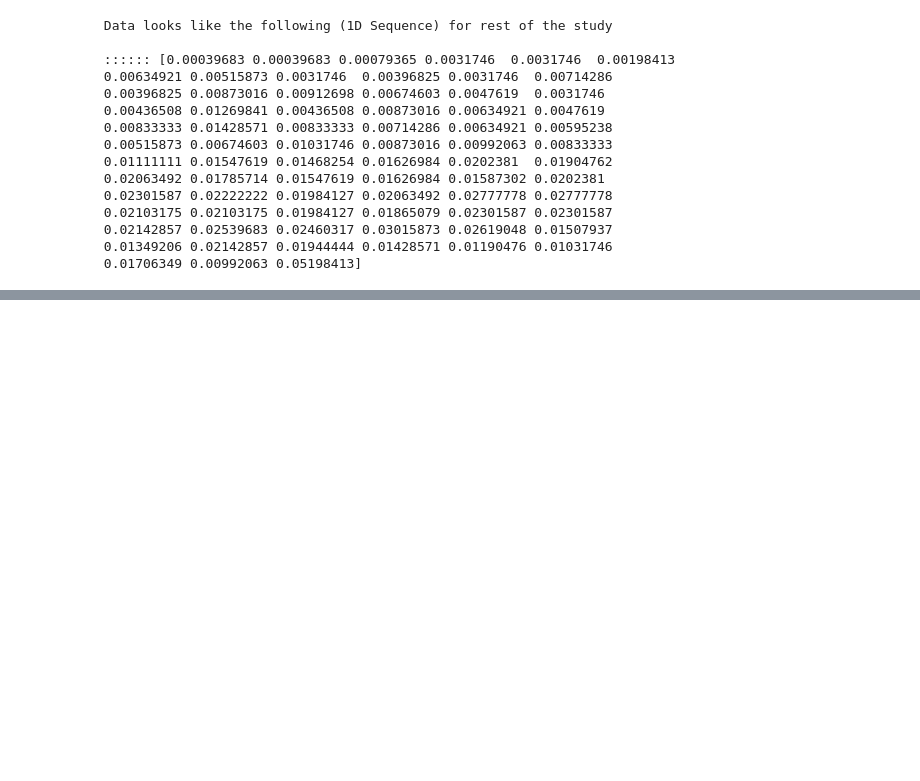
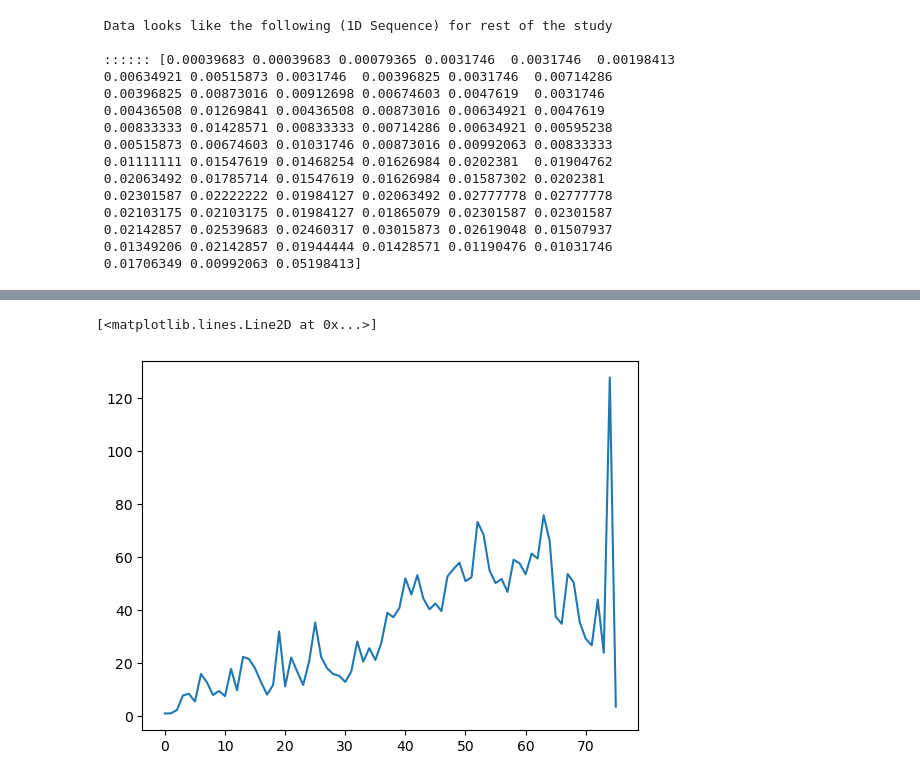
Before and after one commit to karthik18495/Problems-JLab, a Jupyter notebook: Problem-2/Problem2-writeup.ipynb, the cells around one changed output, grey strips where cells are left out. Cells and saved outputs as stored; diff of their text form; code cells hidden in the pictures; blank space fills up the shorter version.

```diff
--- a/Problem-2/Problem2-writeup.ipynb
+++ b/Problem-2/Problem2-writeup.ipynb
@@ -139,0 +251,5 @@ The code is such that it can be with minimal changes be adapted to other GAN tec
+# %%
+plt.plot(means)
+# %% [output]
+[<matplotlib.lines.Line2D at 0x...>]
+[figure, added]
```
Also changed, not shown: parts of 16 cells of this notebook.
